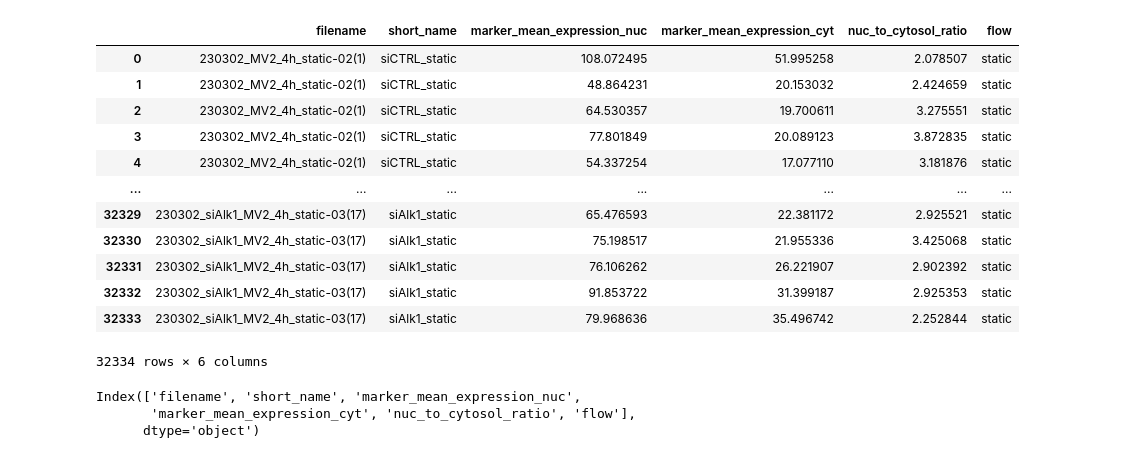
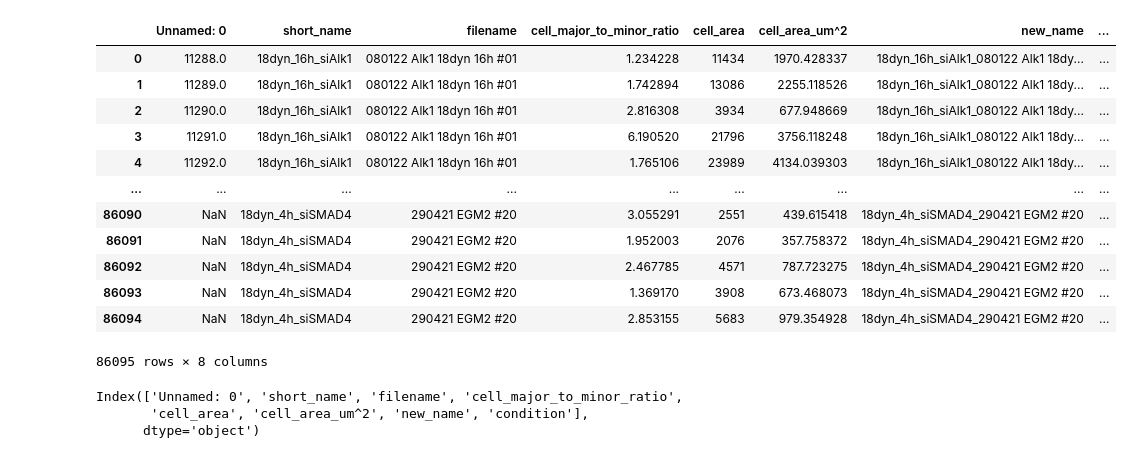
Before and after one commit to gerhardt-lab/polarityjam-HHT, a Jupyter notebook: Get_Statistics_of_PolarityJaM_feature.ipynb, the cells around one changed output. Drawn from its saved outputs; the diff is of its cells as text; code cells hidden in the pictures.

```diff
--- a/Get_Statistics_of_PolarityJaM_feature.ipynb
+++ b/Get_Statistics_of_PolarityJaM_feature.ipynb
@@ -4,28 +4,31 @@ import seaborn as sns
 import matplotlib.pyplot as plt
 import dabest
 # %%
-file_name_properties = "Y:/Olya/Imaging_data_flow/2023/MV2_Promocell/KLF4/KLF4_merged_file_dot.csv"
-output_folder = "T:/02_Projects/Manuscript_Goldilocks_HHT/Figure_3/KLF4_size_shape/"
+#upload output file of 'Generate_csv.ipynb' notebook, contains a merged table of certain PolarityJaM features (subset of 'merged properties' output file).
+#each row represents output of a single cell.
+
+file_name_properties = "T:/Olya/THESIS/Figures/Data analysis/cell shape KLF4/summary_table_cell_area_elongation_EGM2_21_22.csv"
+output_folder = "T:/Olya/THESIS/Figures/Data analysis/cell shape KLF4/"
 properties_df = pd.read_csv(file_name_properties)#, sep=";")
 properties_df
 # %% [output]
-|  | filename | short_name | marker_mean_expression_nuc | marker_mean_expression_cyt | nuc_to_cytosol_ratio | flow |
-| 0 | 230302_MV2_4h_static-02(1) | siCTRL_static | 108.072495 | 51.995258 | 2.078507 | static |
-| 1 | 230302_MV2_4h_static-02(1) | siCTRL_static | 48.864231 | 20.153032 | 2.424659 | static |
-| 2 | 230302_MV2_4h_static-02(1) | siCTRL_static | 64.530357 | 19.700611 | 3.275551 | static |
-| 3 | 230302_MV2_4h_static-02(1) | siCTRL_static | 77.801849 | 20.089123 | 3.872835 | static |
-| 4 | 230302_MV2_4h_static-02(1) | siCTRL_static | 54.337254 | 17.077110 | 3.181876 | static |
-| ... | ... | ... | ... | ... | ... | ... |
-| 32329 | 230302_siAlk1_MV2_4h_static-03(17) | siAlk1_static | 65.476593 | 22.381172 | 2.925521 | static |
-| 32330 | 230302_siAlk1_MV2_4h_static-03(17) | siAlk1_static | 75.198517 | 21.955336 | 3.425068 | static |
-| 32331 | 230302_siAlk1_MV2_4h_static-03(17) | siAlk1_static | 76.106262 | 26.221907 | 2.902392 | static |
-| 32332 | 230302_siAlk1_MV2_4h_static-03(17) | siAlk1_static | 91.853722 | 31.399187 | 2.925353 | static |
-| 32333 | 230302_siAlk1_MV2_4h_static-03(17) | siAlk1_static | 79.968636 | 35.496742 | 2.252844 | static |
+|  | Unnamed: 0 | short_name | filename | cell_major_to_minor_ratio | cell_area | cell_area_um^2 | new_name | ... |
+| 0 | 11288.0 | 18dyn_16h_siAlk1 | 080122 Alk1 18dyn 16h #01 | 1.234228 | 11434 | 1970.428337 | 18dyn_16h_siAlk1_080122 Alk1 18dy... | ... |
+| 1 | 11289.0 | 18dyn_16h_siAlk1 | 080122 Alk1 18dyn 16h #01 | 1.742894 | 13086 | 2255.118526 | 18dyn_16h_siAlk1_080122 Alk1 18dy... | ... |
+| 2 | 11290.0 | 18dyn_16h_siAlk1 | 080122 Alk1 18dyn 16h #01 | 2.816308 | 3934 | 677.948669 | 18dyn_16h_siAlk1_080122 Alk1 18dy... | ... |
+| 3 | 11291.0 | 18dyn_16h_siAlk1 | 080122 Alk1 18dyn 16h #01 | 6.190520 | 21796 | 3756.118248 | 18dyn_16h_siAlk1_080122 Alk1 18dy... | ... |
+| 4 | 11292.0 | 18dyn_16h_siAlk1 | 080122 Alk1 18dyn 16h #01 | 1.765106 | 23989 | 4134.039303 | 18dyn_16h_siAlk1_080122 Alk1 18dy... | ... |
+| ... | ... | ... | ... | ... | ... | ... | ... | ... |
+| 86090 | NaN | 18dyn_4h_siSMAD4 | 290421 EGM2 #20 | 3.055291 | 2551 | 439.615418 | 18dyn_4h_siSMAD4_290421 EGM2 #20 | ... |
+| 86091 | NaN | 18dyn_4h_siSMAD4 | 290421 EGM2 #20 | 1.952003 | 2076 | 357.758372 | 18dyn_4h_siSMAD4_290421 EGM2 #20 | ... |
+| 86092 | NaN | 18dyn_4h_siSMAD4 | 290421 EGM2 #20 | 2.467785 | 4571 | 787.723275 | 18dyn_4h_siSMAD4_290421 EGM2 #20 | ... |
+| 86093 | NaN | 18dyn_4h_siSMAD4 | 290421 EGM2 #20 | 1.369170 | 3908 | 673.468073 | 18dyn_4h_siSMAD4_290421 EGM2 #20 | ... |
+| 86094 | NaN | 18dyn_4h_siSMAD4 | 290421 EGM2 #20 | 2.853155 | 5683 | 979.354928 | 18dyn_4h_siSMAD4_290421 EGM2 #20 | ... |
-32334 rows × 6 columns
+86095 rows × 8 columns
 # %%
 print(properties_df.columns)
 # %% [output]
-Index(['filename', 'short_name', 'marker_mean_expression_nuc',
-       'marker_mean_expression_cyt', 'nuc_to_cytosol_ratio', 'flow'],
+Index(['Unnamed: 0', 'short_name', 'filename', 'cell_major_to_minor_ratio',
+       'cell_area', 'cell_area_um^2', 'new_name', 'condition'],
       dtype='object')
 # %%
```
Also changed, not shown: parts of 12 cells of this notebook.
